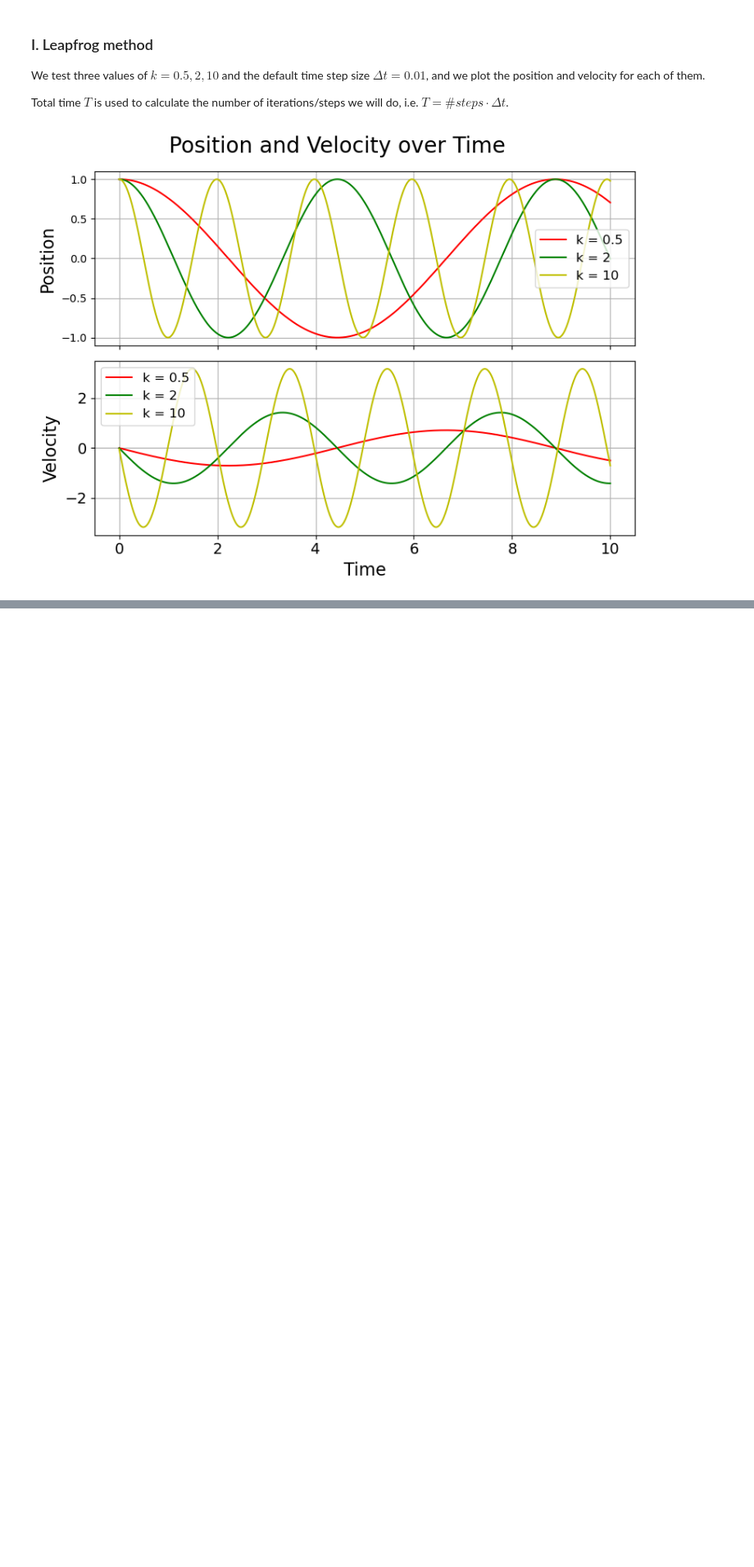
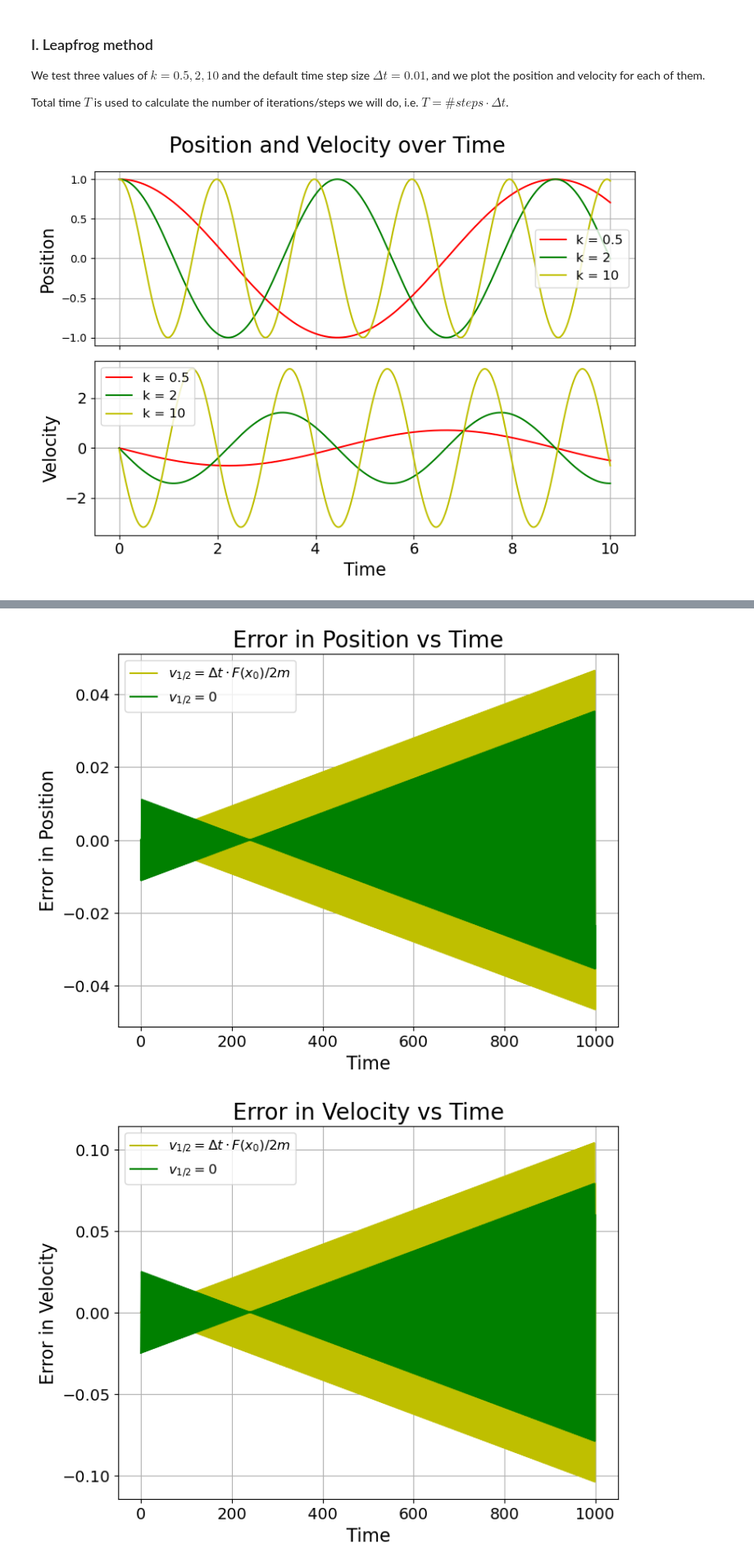
Before and after one commit to kingilsildor/CLS-Scientific_Computing-Assignment3, a Jupyter notebook: interface_leapfrog.ipynb, the cells around one changed output, grey strips where cells are left out. Shown at 82% size. Cells and saved outputs as stored; diff of their text form; code cells hidden in the pictures; blank space fills up the shorter version.

```diff
--- a/interface_leapfrog.ipynb
+++ b/interface_leapfrog.ipynb
@@ -40,0 +49,14 @@ plot_leapfrog_various_k(positions, velocities, k_values, T, save=True)
+# %%
+T = 1000
+k = 5
+
+def F_x(x, k):
+    return -k * x
+
+x_list_avg, v_list_avg = leapfrog(T, F_x, k)
+x_list_zero, v_list_zero = leapfrog(T, F_x, k, initial_v="zero")
+
+plot_leapfrog_errors([x_list_avg, x_list_zero], [v_list_avg, v_list_zero], k, T, save=False)
+# %% [output]
+[figure, added]
+[figure, added]
```
Also changed, not shown: parts of 6 cells of this notebook, 2 other files.
